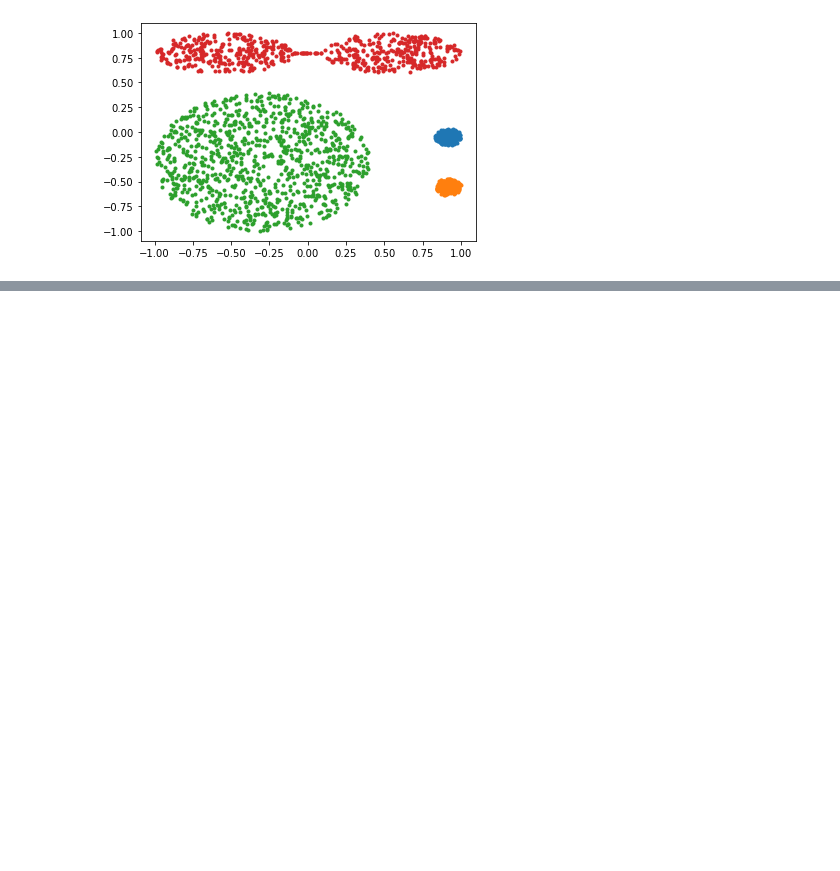
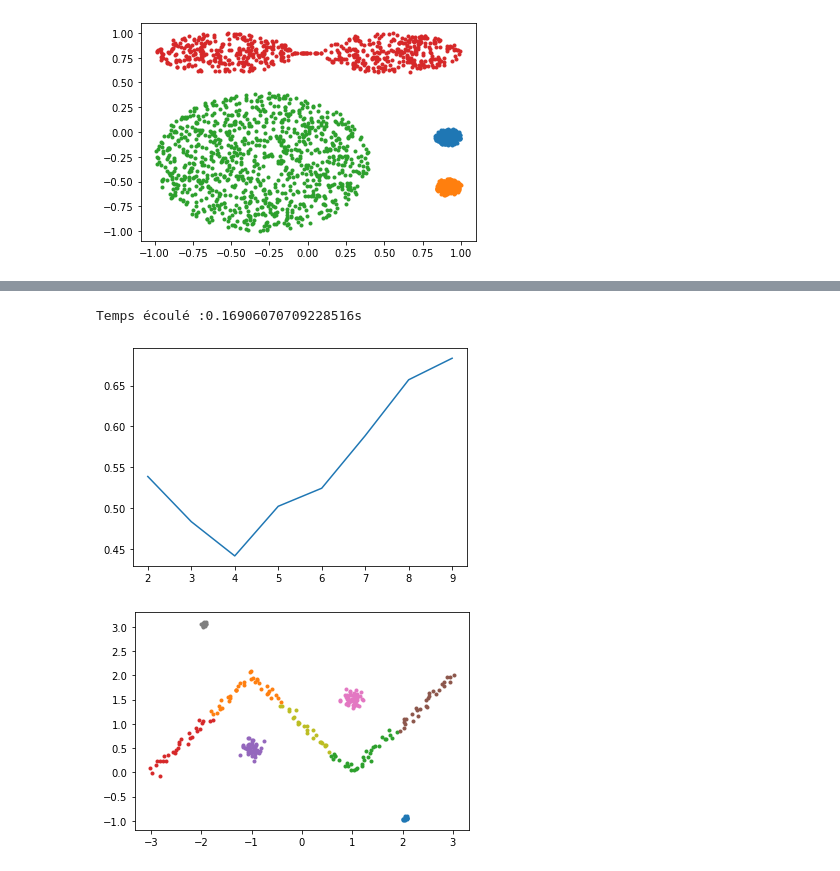
Before and after one commit to MarinoBenassai/TP-Clustering, a Jupyter notebook: TP-Clustering.ipynb, the cells around one changed output, grey strips where cells are left out. Saved outputs shown, nothing was run; the diff lists cells and outputs as text; code cells hidden in the pictures; blank space fills up the shorter version.

```diff
--- a/TP-Clustering.ipynb
+++ b/TP-Clustering.ipynb
@@ -362,0 +363,38 @@ plt.show()
+# %%
+#Keans Silhouette
+
+score = [0]*8
+
+
+ti = t.time()
+for nb_cluster in range(2,10):
+    kmeans = sk.KMeans(n_clusters=nb_cluster, random_state=0).fit(data)
+    labels = kmeans.labels_
+    score[nb_cluster - 2] = metrics.silhouette_score(data, labels)
+ti = t.time() - ti
+print("Temps écoulé :" + str(ti) + "s")
+plt.plot(range(2,10),score)
+plt.show()
+nb_cluster = score.index(max(score)) + 2
+
+kmeans = sk.KMeans(n_clusters=nb_cluster, random_state=0).fit(data)
+if len(data[0]) == 2:
+    for i in range(max(kmeans.labels_) + 1):
+        x = [data[j][0] for j in range(len(data)) if kmeans.labels_[j] == i]
+        y = [data[j][1] for j in range(len(data)) if kmeans.labels_[j] == i]
+        plt.plot(x,y,'.')
+else:
+    fig = plt.figure()
+    ax = fig.gca(projection = '3d')
+    for i in range(max(kmeans.labels_) + 1):
+        x = [data[j][0] for j in range(len(data)) if kmeans.labels_[j] == i]
+        y = [data[j][1] for j in range(len(data)) if kmeans.labels_[j] == i]
+        z = [data[j][2] for j in range(len(data)) if kmeans.labels_[j] == i]
+        ax.plot(x,y,z,".")
+        plt.tight_layout()
+plt.savefig("Figures/Figure_Kmeans_Silouhette_{}.png".format(fichier))
+plt.show()
+# %% [output]
+Temps écoulé :0.16906070709228516s
+[figure, added]
+[figure, added]
```
Also changed, not shown: parts of 7 cells of this notebook.
